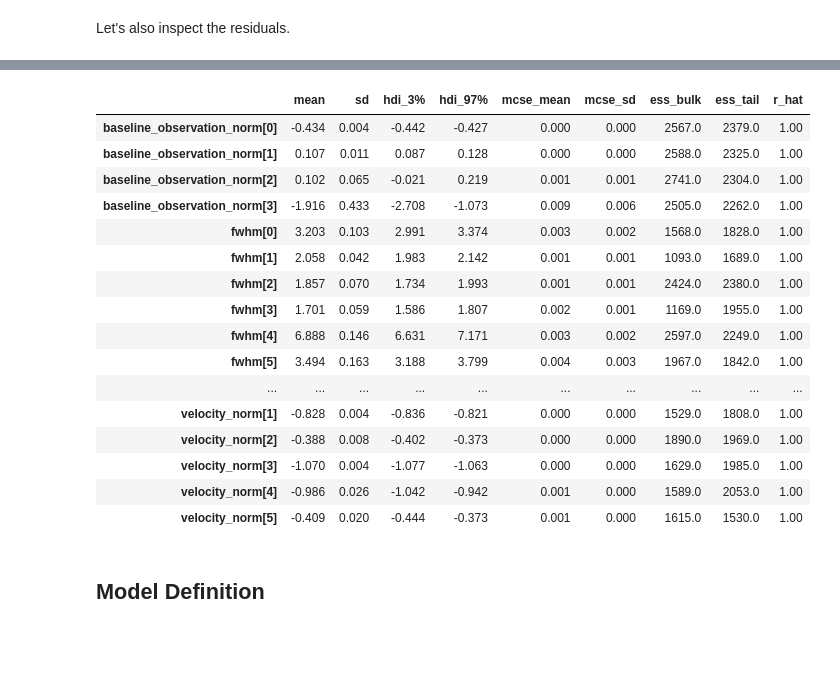
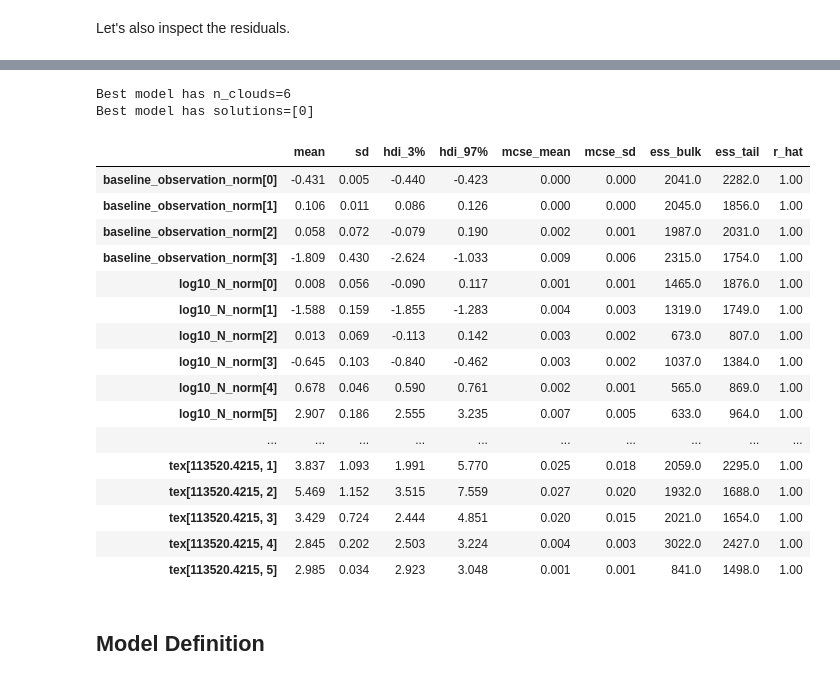
Before and after one commit to tvwenger/bayes_cn_hfs, a Jupyter notebook: docs/source/notebooks/real_data.ipynb, the cells around one changed output, grey strips where cells are left out. Drawn from its saved outputs; the diff is of its cells as text; code cells hidden in the pictures; blank space fills up the shorter version.

```diff
--- a/docs/source/notebooks/real_data.ipynb
+++ b/docs/source/notebooks/real_data.ipynb
@@ -274,23 +274,27 @@ Text(0, 0.5, '$T_{B,\\,\\rm CN}$ (K)')
 # %%
-pm.summary(opt.best_model.trace.solution_0)
+print(f"Best model has n_clouds={opt.models[6].n_clouds}")
+print(f"Best model has solutions={opt.models[6].solutions}")
+pm.summary(opt.models[6].trace.solution_0)
 # %% [output]
+Best model has n_clouds=6
+Best model has solutions=[0]
 |  | mean | sd | hdi_3% | hdi_97% | mcse_mean | mcse_sd | ess_bulk | ess_tail | r_hat |
-| baseline_observation_norm[0] | -0.434 | 0.004 | -0.442 | -0.427 | 0.000 | 0.000 | 2567.0 | 2379.0 | 1.00 |
-| baseline_observation_norm[1] | 0.107 | 0.011 | 0.087 | 0.128 | 0.000 | 0.000 | 2588.0 | 2325.0 | 1.00 |
-| baseline_observation_norm[2] | 0.102 | 0.065 | -0.021 | 0.219 | 0.001 | 0.001 | 2741.0 | 2304.0 | 1.00 |
-| baseline_observation_norm[3] | -1.916 | 0.433 | -2.708 | -1.073 | 0.009 | 0.006 | 2505.0 | 2262.0 | 1.00 |
-| fwhm[0] | 3.203 | 0.103 | 2.991 | 3.374 | 0.003 | 0.002 | 1568.0 | 1828.0 | 1.00 |
-| fwhm[1] | 2.058 | 0.042 | 1.983 | 2.142 | 0.001 | 0.001 | 1093.0 | 1689.0 | 1.00 |
-| fwhm[2] | 1.857 | 0.070 | 1.734 | 1.993 | 0.001 | 0.001 | 2424.0 | 2380.0 | 1.00 |
-| fwhm[3] | 1.701 | 0.059 | 1.586 | 1.807 | 0.002 | 0.001 | 1169.0 | 1955.0 | 1.00 |
-| fwhm[4] | 6.888 | 0.146 | 6.631 | 7.171 | 0.003 | 0.002 | 2597.0 | 2249.0 | 1.00 |
-| fwhm[5] | 3.494 | 0.163 | 3.188 | 3.799 | 0.004 | 0.003 | 1967.0 | 1842.0 | 1.00 |
+| baseline_observation_norm[0] | -0.431 | 0.005 | -0.440 | -0.423 | 0.000 | 0.000 | 2041.0 | 2282.0 | 1.00 |
+| baseline_observation_norm[1] | 0.106 | 0.011 | 0.086 | 0.126 | 0.000 | 0.000 | 2045.0 | 1856.0 | 1.00 |
+| baseline_observation_norm[2] | 0.058 | 0.072 | -0.079 | 0.190 | 0.002 | 0.001 | 1987.0 | 2031.0 | 1.00 |
+| baseline_observation_norm[3] | -1.809 | 0.430 | -2.624 | -1.033 | 0.009 | 0.006 | 2315.0 | 1754.0 | 1.00 |
+| log10_N_norm[0] | 0.008 | 0.056 | -0.090 | 0.117 | 0.001 | 0.001 | 1465.0 | 1876.0 | 1.00 |
+| log10_N_norm[1] | -1.588 | 0.159 | -1.855 | -1.283 | 0.004 | 0.003 | 1319.0 | 1749.0 | 1.00 |
+| log10_N_norm[2] | 0.013 | 0.069 | -0.113 | 0.142 | 0.003 | 0.002 | 673.0 | 807.0 | 1.00 |
+| log10_N_norm[3] | -0.645 | 0.103 | -0.840 | -0.462 | 0.003 | 0.002 | 1037.0 | 1384.0 | 1.00 |
+| log10_N_norm[4] | 0.678 | 0.046 | 0.590 | 0.761 | 0.002 | 0.001 | 565.0 | 869.0 | 1.00 |
+| log10_N_norm[5] | 2.907 | 0.186 | 2.555 | 3.235 | 0.007 | 0.005 | 633.0 | 964.0 | 1.00 |
 | ... | ... | ... | ... | ... | ... | ... | ... | ... | ... |
-| velocity_norm[1] | -0.828 | 0.004 | -0.836 | -0.821 | 0.000 | 0.000 | 1529.0 | 1808.0 | 1.00 |
-| velocity_norm[2] | -0.388 | 0.008 | -0.402 | -0.373 | 0.000 | 0.000 | 1890.0 | 1969.0 | 1.00 |
-| velocity_norm[3] | -1.070 | 0.004 | -1.077 | -1.063 | 0.000 | 0.000 | 1629.0 | 1985.0 | 1.00 |
-| velocity_norm[4] | -0.986 | 0.026 | -1.042 | -0.942 | 0.001 | 0.000 | 1589.0 | 2053.0 | 1.00 |
-| velocity_norm[5] | -0.409 | 0.020 | -0.444 | -0.373 | 0.001 | 0.000 | 1615.0 | 1530.0 | 1.00 |
+| tex[113520.4215, 1] | 3.837 | 1.093 | 1.991 | 5.770 | 0.025 | 0.018 | 2059.0 | 2295.0 | 1.00 |
+| tex[113520.4215, 2] | 5.469 | 1.152 | 3.515 | 7.559 | 0.027 | 0.020 | 1932.0 | 1688.0 | 1.00 |
+| tex[113520.4215, 3] | 3.429 | 0.724 | 2.444 | 4.851 | 0.020 | 0.015 | 2021.0 | 1654.0 | 1.00 |
+| tex[113520.4215, 4] | 2.845 | 0.202 | 2.503 | 3.224 | 0.004 | 0.003 | 3022.0 | 2427.0 | 1.00 |
+| tex[113520.4215, 5] | 2.985 | 0.034 | 2.923 | 3.048 | 0.001 | 0.001 | 841.0 | 1498.0 | 1.00 |
 # %% [markdown]
 ## Model Definition
 # %%
```
Also changed, not shown: parts of 17 cells of this notebook, 20 other files.
